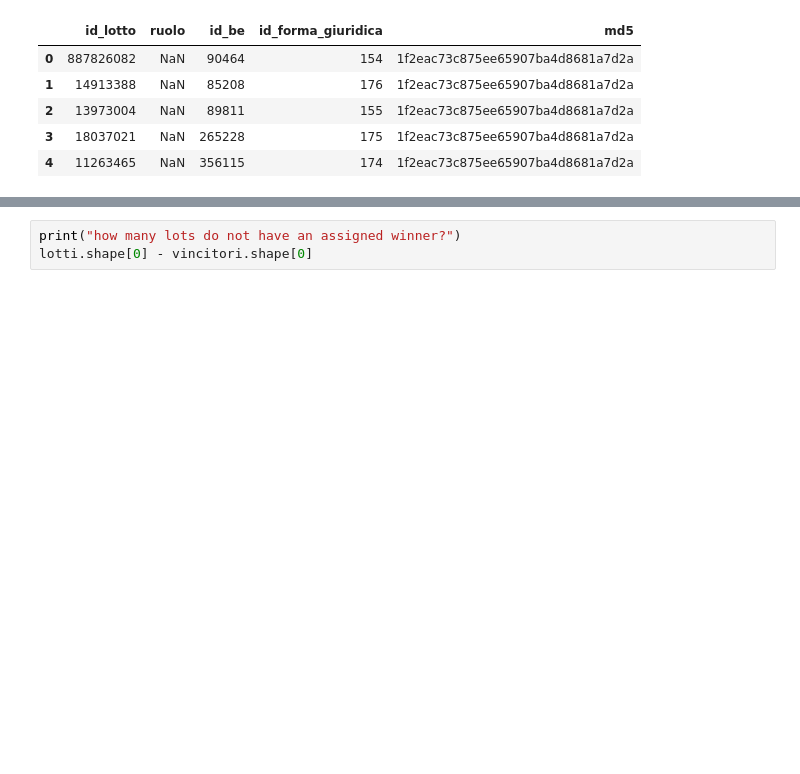
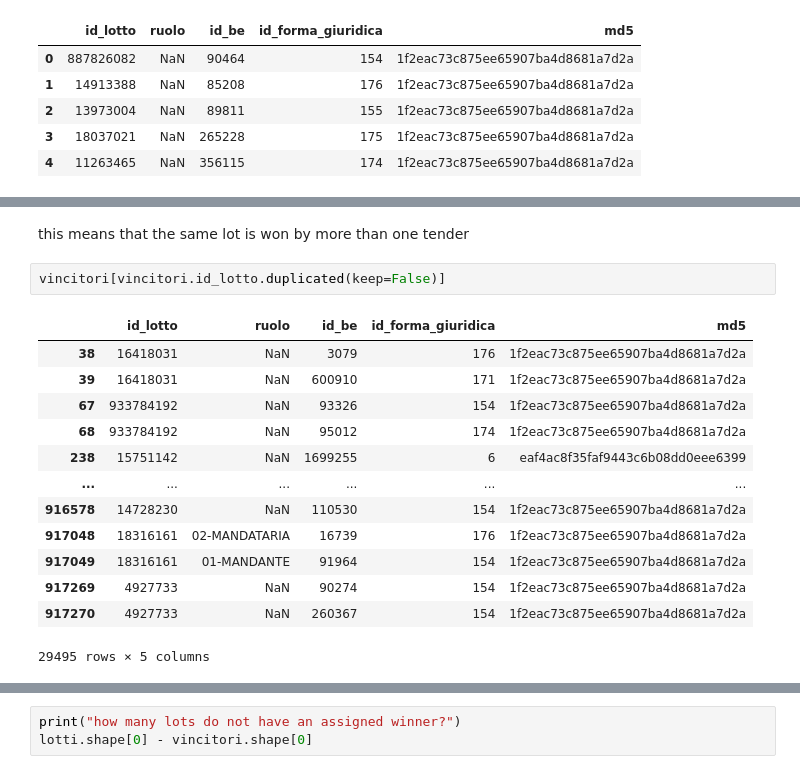
Before and after one commit to Yourne/synapthesis, a Jupyter notebook: explore.ipynb, the cells around one changed output, grey strips where cells are left out. Cells and saved outputs as stored; diff of their text form; blank space fills up the shorter version.

```diff
--- a/explore.ipynb
+++ b/explore.ipynb
@@ -118,0 +147,18 @@ how many rows does are duplicate in vincitori dataset?
+# %% [markdown]
+this means that the same lot is won by more than one tender
+# %%
+vincitori[vincitori.id_lotto.duplicated(keep=False)]
+# %% [output]
+|  | id_lotto | ruolo | id_be | id_forma_giuridica | md5 |
+| 38 | 16418031 | NaN | 3079 | 176 | 1f2eac73c875ee65907ba4d8681a7d2a |
+| 39 | 16418031 | NaN | 600910 | 171 | 1f2eac73c875ee65907ba4d8681a7d2a |
+| 67 | 933784192 | NaN | 93326 | 154 | 1f2eac73c875ee65907ba4d8681a7d2a |
+| 68 | 933784192 | NaN | 95012 | 174 | 1f2eac73c875ee65907ba4d8681a7d2a |
+| 238 | 15751142 | NaN | 1699255 | 6 | eaf4ac8f35faf9443c6b08dd0eee6399 |
+| ... | ... | ... | ... | ... | ... |
+| 916578 | 14728230 | NaN | 110530 | 154 | 1f2eac73c875ee65907ba4d8681a7d2a |
+| 917048 | 18316161 | 02-MANDATARIA | 16739 | 176 | 1f2eac73c875ee65907ba4d8681a7d2a |
+| 917049 | 18316161 | 01-MANDANTE | 91964 | 154 | 1f2eac73c875ee65907ba4d8681a7d2a |
+| 917269 | 4927733 | NaN | 90274 | 154 | 1f2eac73c875ee65907ba4d8681a7d2a |
+| 917270 | 4927733 | NaN | 260367 | 154 | 1f2eac73c875ee65907ba4d8681a7d2a |
+29495 rows × 5 columns
```
Also changed, not shown: parts of 10 cells of this notebook.
